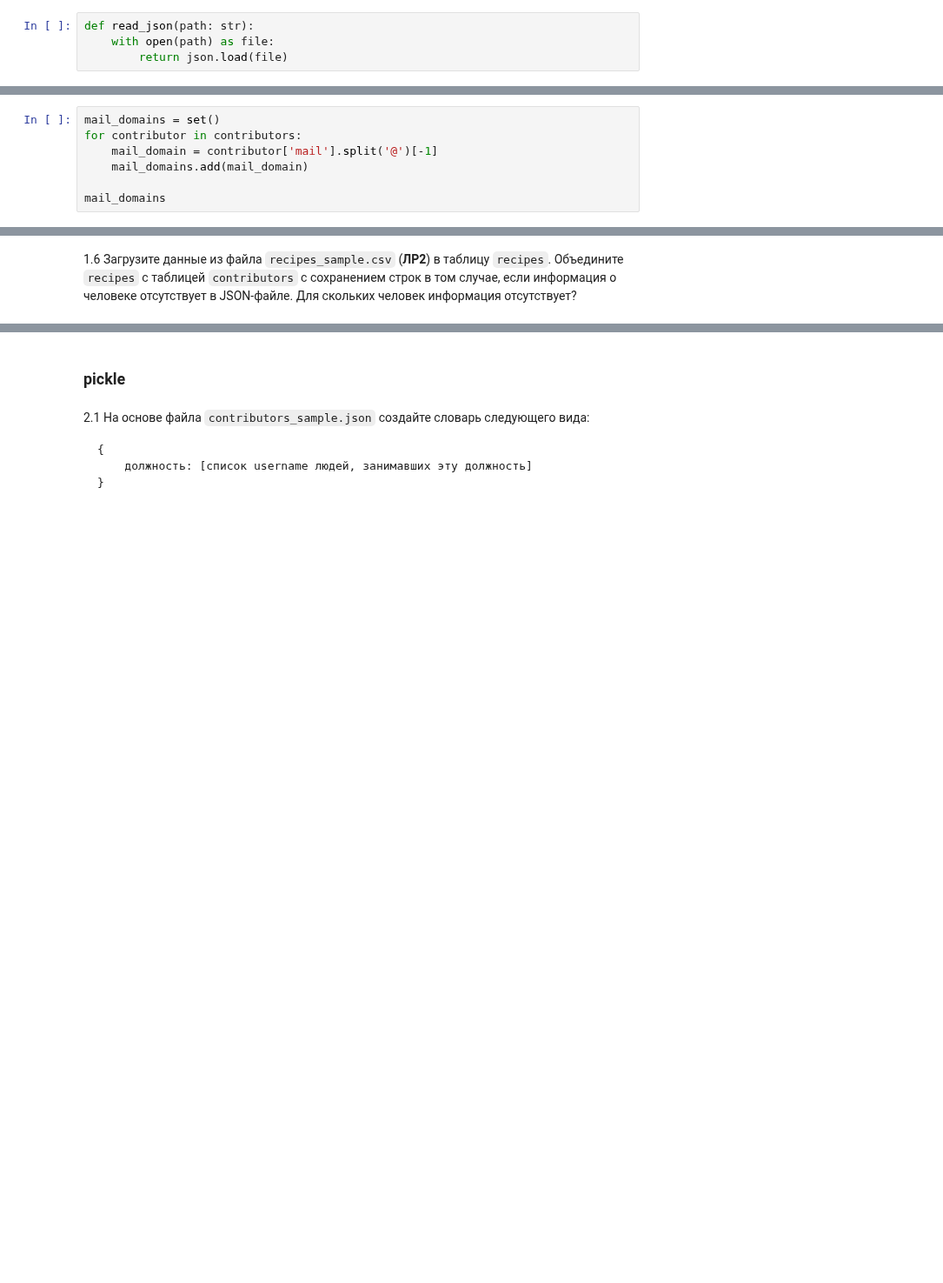
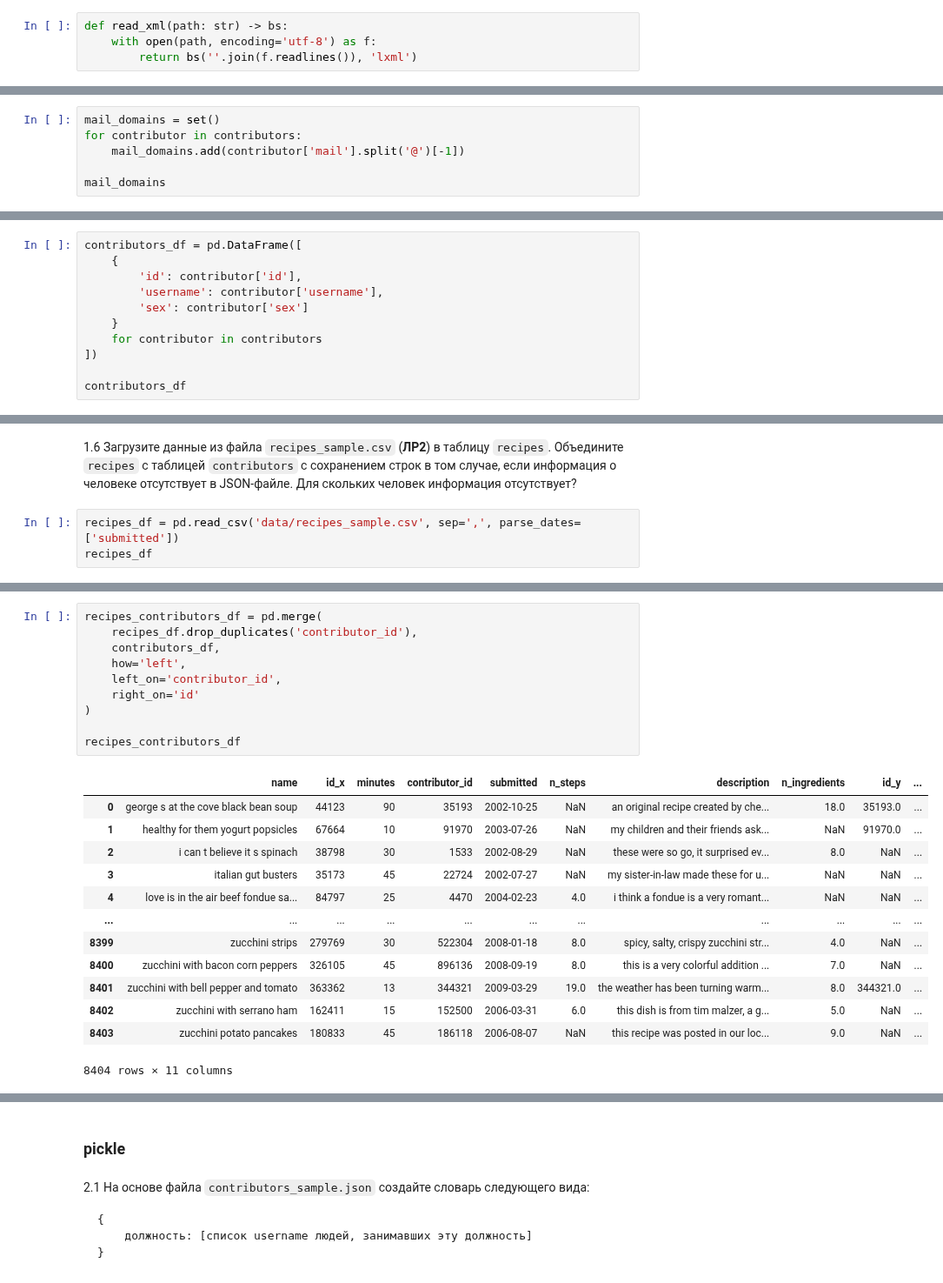
Before and after one commit to belo4ya/My-University, a Jupyter notebook: III Курс/(python) Технологии обработки больших данных/04_data_formats/main.ipynb, the cells around one changed output, grey strips where cells are left out. Shown at 87% size. Saved outputs shown, nothing was run; the diff lists cells and outputs as text; blank space fills up the shorter version.

Commit message:
4 - data files

```diff
--- a/III Курс/(python) Технологии обработки больших данных/04_data_formats/main.ipynb
+++ b/III Курс/(python) Технологии обработки больших данных/04_data_formats/main.ipynb
@@ -16,4 +31,4 @@ import json
 # %%
-def read_json(path: str):
-    with open(path) as file:
-        return json.load(file)
+def read_xml(path: str) -> bs:
+    with open(path, encoding='utf-8') as f:
+        return bs(''.join(f.readlines()), 'lxml')
@@ -112,8 +145,7 @@ contributors[:3]
 # %%
 mail_domains = set()
 for contributor in contributors:
-    mail_domain = contributor['mail'].split('@')[-1]
-    mail_domains.add(mail_domain)
+    mail_domains.add(contributor['mail'].split('@')[-1])
 
 mail_domains
 # %% [output]
@@ -125,2 +199,13 @@ mail_domains
 # %% [markdown]
 1.5 Создайте `pd.DataFrame` `contributors`, имеющий столбцы `id`, `username` и `sex`.
+# %%
+contributors_df = pd.DataFrame([
+    {
+        'id': contributor['id'],
+        'username': contributor['username'],
+        'sex': contributor['sex']
+    }
+    for contributor in contributors
+])
+
+contributors_df
@@ -127,2 +226,5 @@ mail_domains
 # %% [markdown]
 1.6 Загрузите данные из файла `recipes_sample.csv` (__ЛР2__) в таблицу `recipes`. Объедините `recipes` с таблицей `contributors` с сохранением строк в том случае, если информация о человеке отсутствует в JSON-файле. Для скольких человек информация отсутствует?
+# %%
+recipes_df = pd.read_csv('data/recipes_sample.csv', sep=',', parse_dates=['submitted'])
+recipes_df
@@ -128,0 +245,24 @@ mail_domains
+# %%
+recipes_contributors_df = pd.merge(
+    recipes_df.drop_duplicates('contributor_id'),
+    contributors_df,
+    how='left',
+    left_on='contributor_id',
+    right_on='id'
+)
+
+recipes_contributors_df
+# %% [output]
+|  | name | id_x | minutes | contributor_id | submitted | n_steps | description | n_ingredients | id_y | ... |
+| 0 | george s at the cove black bean soup | 44123 | 90 | 35193 | 2002-10-25 | NaN | an original recipe created by che... | 18.0 | 35193.0 | ... |
+| 1 | healthy for them yogurt popsicles | 67664 | 10 | 91970 | 2003-07-26 | NaN | my children and their friends ask... | NaN | 91970.0 | ... |
+| 2 | i can t believe it s spinach | 38798 | 30 | 1533 | 2002-08-29 | NaN | these were so go, it surprised ev... | 8.0 | NaN | ... |
+| 3 | italian gut busters | 35173 | 45 | 22724 | 2002-07-27 | NaN | my sister-in-law made these for u... | NaN | NaN | ... |
+| 4 | love is in the air beef fondue sa... | 84797 | 25 | 4470 | 2004-02-23 | 4.0 | i think a fondue is a very romant... | NaN | NaN | ... |
+| ... | ... | ... | ... | ... | ... | ... | ... | ... | ... | ... |
+| 8399 | zucchini strips | 279769 | 30 | 522304 | 2008-01-18 | 8.0 | spicy, salty, crispy zucchini str... | 4.0 | NaN | ... |
+| 8400 | zucchini with bacon corn peppers | 326105 | 45 | 896136 | 2008-09-19 | 8.0 | this is a very colorful addition ... | 7.0 | NaN | ... |
+| 8401 | zucchini with bell pepper and tomato | 363362 | 13 | 344321 | 2009-03-29 | 19.0 | the weather has been turning warm... | 8.0 | 344321.0 | ... |
+| 8402 | zucchini with serrano ham | 162411 | 15 | 152500 | 2006-03-31 | 6.0 | this dish is from tim malzer, a g... | 5.0 | NaN | ... |
+| 8403 | zucchini potato pancakes | 180833 | 45 | 186118 | 2006-08-07 | NaN | this recipe was posted in our loc... | 9.0 | NaN | ... |
+8404 rows × 11 columns
```
Also changed, not shown: parts of 29 cells of this notebook, 52 other files.
